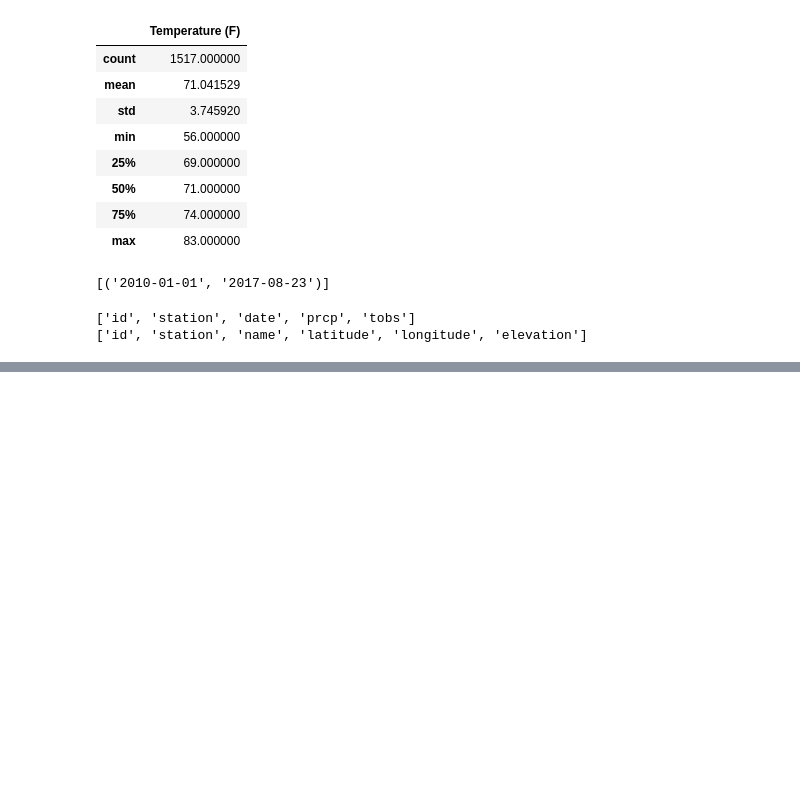
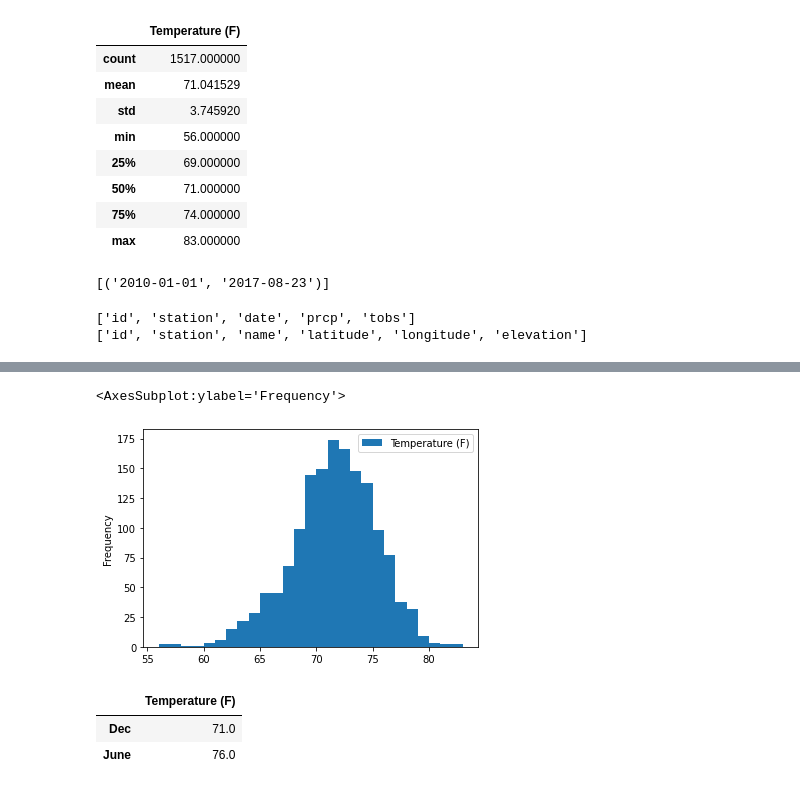
Before and after one commit to mearsdj/surfs_up, a Jupyter notebook: SurfsUp_Challenge.ipynb, the cells around one changed output, grey strips where cells are left out. Cells and saved outputs as stored; diff of their text form; code cells hidden in the pictures; blank space fills up the shorter version.

```diff
--- a/SurfsUp_Challenge.ipynb
+++ b/SurfsUp_Challenge.ipynb
@@ -61,7 +61,7 @@ results = session.query(Measurement.tobs).filter(extract("month", Measurement.da
 dates=results.all()
 # %%
 # 8. Create a DataFrame from the list of temperatures for the month of December.
-temps = pd.DataFrame(results)
-temps.columns = ['Temperature (F)']
+Dec_temps = pd.DataFrame(dates)
+Dec_temps.columns = ['Temperature (F)']
 # %%
 # 9. Calculate and print out the summary statistics for the Decemeber temperature DataFrame.
@@ -94,0 +99,13 @@ TypeError: 'MetaData' object is not callable
+# %%
+#dec histogram
+Dec_temps.plot.hist(bins=27)
+# %% [output]
+<AxesSubplot:ylabel='Frequency'>
+[figure, added]
+# %%
+#find mode of temps as part of understanding skew in temps
+pd.DataFrame(index=['Dec','June'],data=[Dec_temps.mode().iloc[0], June_temps.mode().iloc[0]])
+# %% [output]
+|  | Temperature (F) |
+| Dec | 71.0 |
+| June | 76.0 |
```
Also changed, not shown: parts of 16 cells of this notebook, 5 other files.
